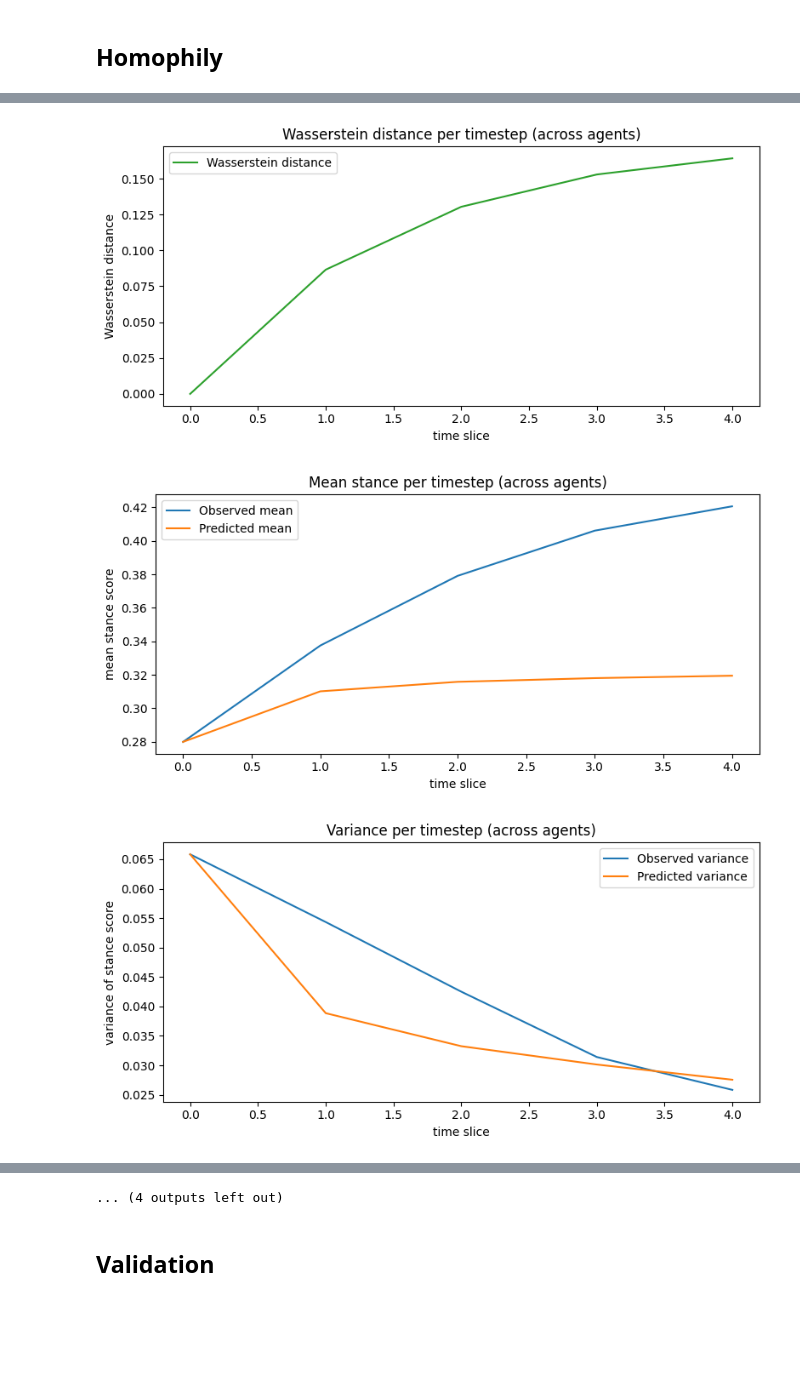
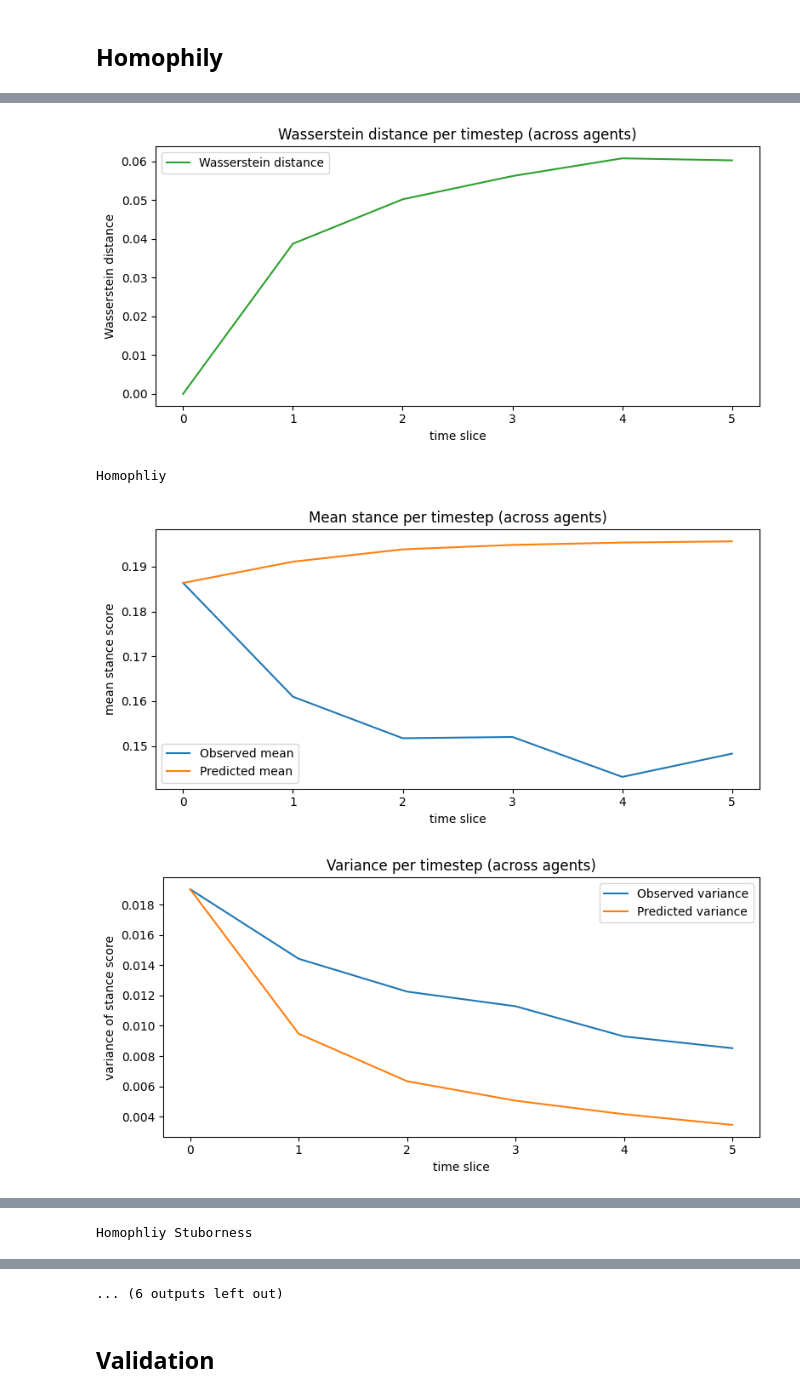
Before and after one commit to samuelLi05/llm-network, a Jupyter notebook: modeling/models/opinion_fitting.ipynb, the cells around one changed output, grey strips where cells are left out. Saved outputs shown, nothing was run; the diff lists cells and outputs as text; code cells hidden in the pictures; blank space fills up the shorter version.

```diff
--- a/modeling/models/opinion_fitting.ipynb
+++ b/modeling/models/opinion_fitting.ipynb
@@ -256,6 +245,8 @@ TRAIN_CURVE_HORIZON = min(
 print('DeGroot adjacency gamma:', DEGROOT_GAMMA)
 print('Training metric horizon (shared):', TRAIN_CURVE_HORIZON)
 
+print("Degroot")
+
 plot_mean_per_timestep(
     TRAIN_DEGROOT['mean_true_stack'].mean(axis=0)[:TRAIN_CURVE_HORIZON],
     TRAIN_DEGROOT['mean_pred_stack'].mean(axis=0)[:TRAIN_CURVE_HORIZON],
@@ -268,6 +259,8 @@ plot_wasserstein_distance_per_timestep(
     TRAIN_DEGROOT['wasserstein_stack'].mean(axis=0)[:TRAIN_CURVE_HORIZON],
 )
 
+print("Homophliy")
+
 plot_mean_per_timestep(
     TRAIN_HOMO['mean_true_stack'].mean(axis=0)[:TRAIN_CURVE_HORIZON],
     TRAIN_HOMO['mean_pred_stack'].mean(axis=0)[:TRAIN_CURVE_HORIZON],
@@ -279,6 +272,7 @@ plot_variance_per_timestep(
 plot_wasserstein_distance_per_timestep(
     TRAIN_HOMO['wasserstein_stack'].mean(axis=0)[:TRAIN_CURVE_HORIZON],
 )
+print ("Homophliy Stuborness")
 
 plot_mean_per_timestep(
     TRAIN_HOMO_STUB["mean_true_stack"].mean(axis=0)[:TRAIN_CURVE_HORIZON],
@@ -321,7 +315,7 @@ train_summary = pd.DataFrame([
 print(train_summary)
 
 run_names = sorted(RUN_TRAJ.keys())
-run_id = run_names[12]
+run_id = run_names[8]
 plot_observed_trajectories(run_id, RUN_TRAJ[run_id], GLOBAL_AGENT_IDS, 10)
 plot_predicted_vs_observed(run_id, RUN_TRAJ[run_id], degroot_rollout_prediction(GLOBAL_W, np.asarray(RUN_TRAJ[run_id], dtype=float)[0], PARAMS['rollout_horizon_cap']), GLOBAL_AGENT_IDS, 10)
 plot_observed_trajectories(run_id, RUN_TRAJ[run_id], GLOBAL_AGENT_IDS, 10)
@@ -335,3 +330,4 @@ Training metric horizon (shared): 5
-[figure, old version]
+[figure, new version]
+Homophliy
-[figure, old version]
+[figure, new version]
-[figure, old version]
+[figure, new version]
@@ -338,0 +335 @@ Training metric horizon (shared): 5
+Homophliy Stuborness
@@ -352,4 +339,4 @@ Training metric horizon (shared): 5
-... (4 outputs left out)
+... (6 outputs left out)
 # %% [markdown]
 ## Validation
 # %%
```
Also changed, not shown: parts of 9 cells of this notebook, 3 other files.
